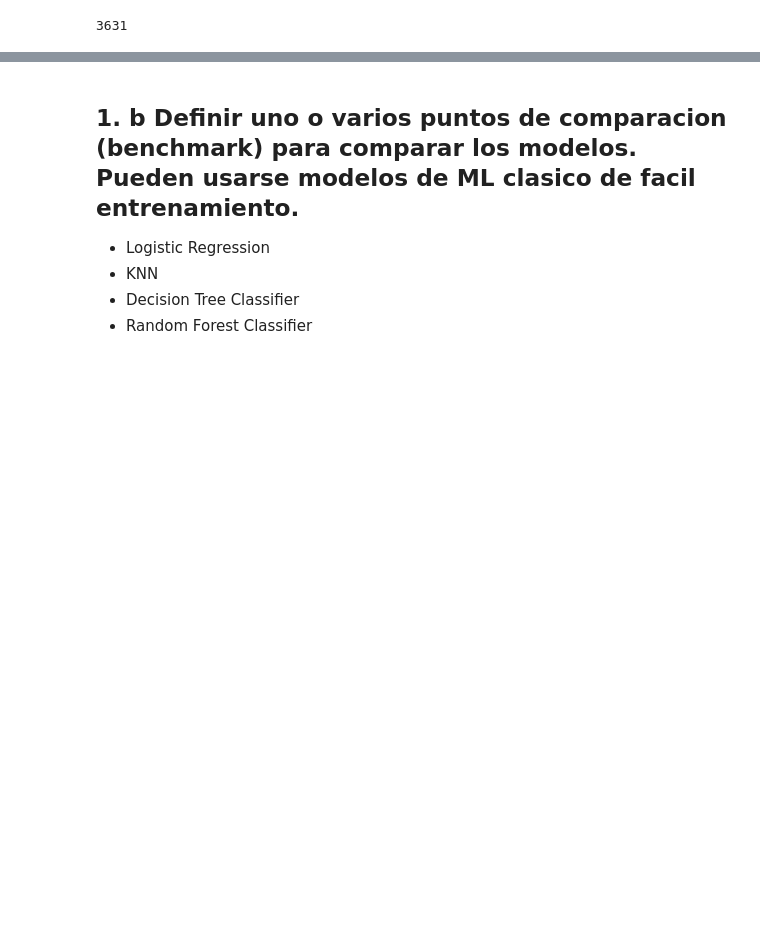
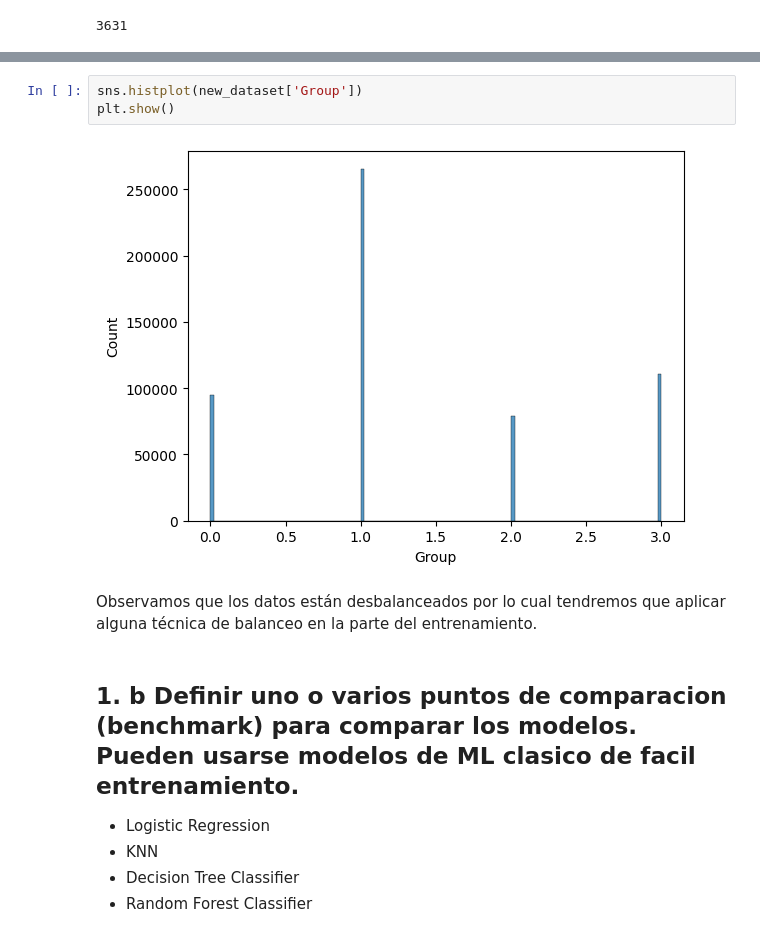
Before and after one commit to jmestanza/deep-learning, a Jupyter notebook: Mestanza-Joaquin-DL-TP Co17.ipynb, the cells around one changed output, grey strips where cells are left out. Cells and saved outputs as stored; diff of their text form; blank space fills up the shorter version.

```diff
--- a/Mestanza-Joaquin-DL-TP Co17.ipynb
+++ b/Mestanza-Joaquin-DL-TP Co17.ipynb
@@ -386,3 +357,10 @@ plt.hist(new_dataset['Group'])
+# %%
+sns.histplot(new_dataset['Group'])
+plt.show()
+# %% [output]
+[figure, added]
+# %% [markdown]
+Observamos que los datos están desbalanceados por lo cual tendremos que aplicar alguna técnica de balanceo en la parte del entrenamiento.
 # %% [markdown]
 ## 1. b Definir uno o varios puntos de comparacion (benchmark) para comparar los modelos. Pueden usarse modelos de ML clasico de facil entrenamiento.
 
```
Also changed, not shown: parts of 44 cells of this notebook.
